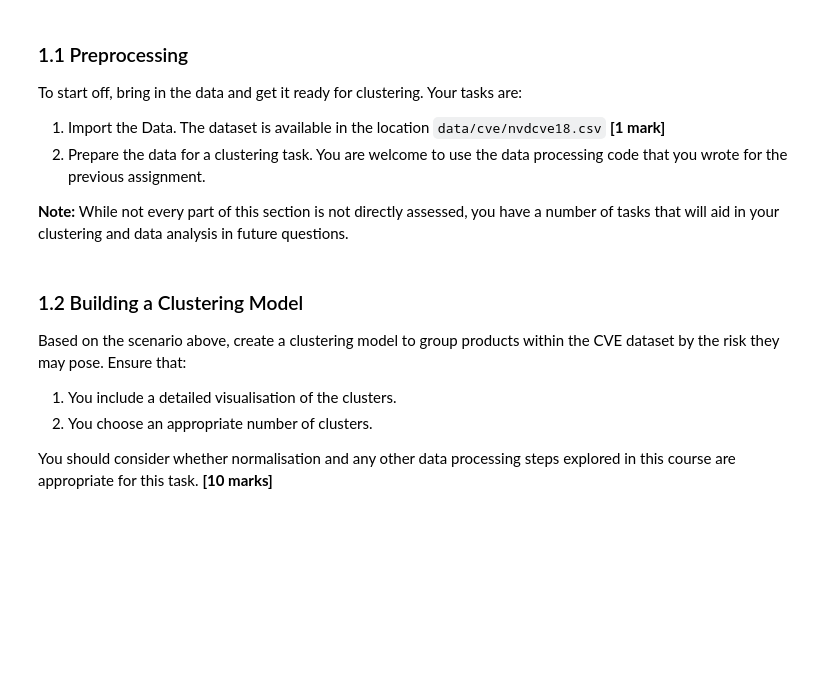
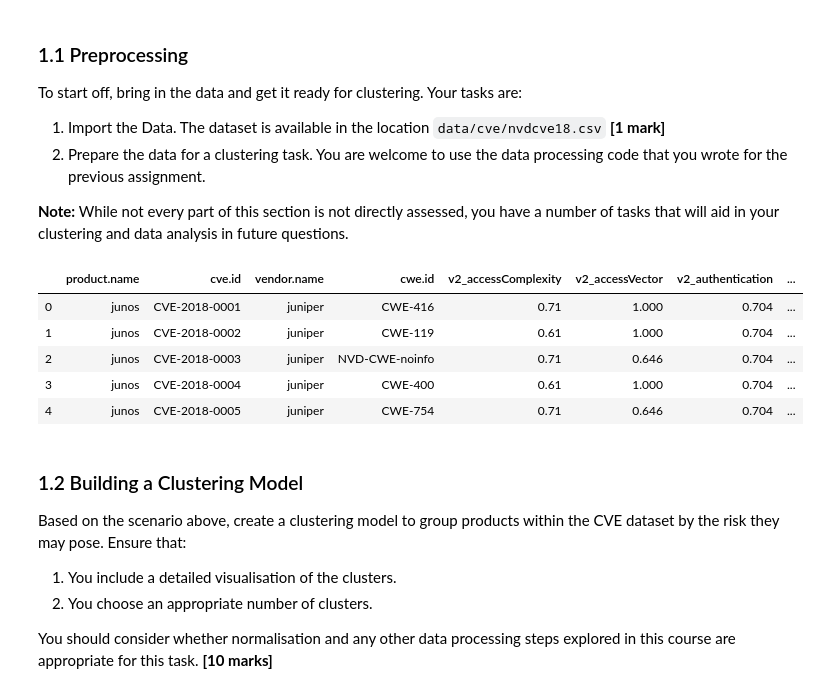
Before and after one commit to Yixi-Rao/Comp2420-assignment2, a Jupyter notebook: Assignment 2.ipynb, the cells around one changed output. Drawn from its saved outputs; the diff is of its cells as text; code cells hidden in the pictures; blank space fills up the shorter version.

```diff
--- a/Assignment 2.ipynb
+++ b/Assignment 2.ipynb
@@ -158,3 +154,76 @@ To start off, bring in the data and get it ready for clustering. Your tasks are:
+# %%
+# YOUR CODE HERE
+cve_db = pd.read_csv("data/cve/nvdcve18.csv")
+cve_db.drop(['v3_attackComplexity','v3_attackVector','v3_availabilityImpact','v3_confidentialityImpact','v3_integrityImpact',
+             'v3_baseScore','v3_privilegesRequired','v3_scope','v3_userInteraction','product.description','reference.url','product.versions'],axis=1,inplace = True)
+cve_db.dropna(inplace = True)
+
+def change_AceC(level):
+    '''Change the v2_accessComplexity to numerical values
+    '''
+    if level == "HIGH":
+        return 0.35
+    elif level == "MEDIUM":
+        return 0.61
+    elif level == "LOW":
+        return 0.71
+    else:
+        return 0
+
+def change_AceV(level):
+    '''Change the v2_accessVector to numerical values
+    '''
+    if level == "LOCAL":
+        return 0.395
+    elif level == "ADJACENT_NETWORK":
+        return 0.646
+    elif level == "NETWORK":
+        return 1
+    else:
+        return 0
+
+def change_Auth(level):
+    '''Change the v2_authentication to numerical values
+    '''
+    if level == "MULTIPLE":
+        return 0.45
+    elif level == "SINGLE":
+        return 0.56
+    elif level == "NONE":
+        return 0.704
+    else:
+        return 0
+
+def change_2_CIA(level):
+    '''Change the v2_availabilityImpact,v2_confidentialityImpact,v2_integrityImpact to numerical values
+    '''
+    if level == "COMPLETE":
+        return 0.66
+    elif level == "PARTIAL":
+        return 0.275
+    else:
+        return 0
+
+# CVSS v2 initialization part-------------------------------------------------------------------------------------------------------------------------------------
+
+cve_db["v2_accessComplexity"] = cve_db["v2_accessComplexity"].apply(change_AceC)
+
+cve_db["v2_accessVector"] = cve_db["v2_accessVector"].apply(change_AceV)
+
+cve_db["v2_authentication"] = cve_db["v2_authentication"].apply(change_Auth)
+
+cve_db["v2_availabilityImpact"] = cve_db["v2_availabilityImpact"].apply(change_2_CIA)
+cve_db["v2_confidentialityImpact"] = cve_db["v2_confidentialityImpact"].apply(change_2_CIA)
+cve_db["v2_integrityImpact"] = cve_db["v2_integrityImpact"].apply(change_2_CIA)
+cve_db.head()
+# (ANY ADDITIONAL CELLS AS REQUIRED)
+# %% [output]
+|  | product.name | cve.id | vendor.name | cwe.id | v2_accessComplexity | v2_accessVector | v2_authentication | ... |
+| 0 | junos | CVE-2018-0001 | juniper | CWE-416 | 0.71 | 1.000 | 0.704 | ... |
+| 1 | junos | CVE-2018-0002 | juniper | CWE-119 | 0.61 | 1.000 | 0.704 | ... |
+| 2 | junos | CVE-2018-0003 | juniper | NVD-CWE-noinfo | 0.71 | 0.646 | 0.704 | ... |
+| 3 | junos | CVE-2018-0004 | juniper | CWE-400 | 0.61 | 1.000 | 0.704 | ... |
+| 4 | junos | CVE-2018-0005 | juniper | CWE-754 | 0.71 | 0.646 | 0.704 | ... |
 # %% [markdown]
 ### 1.2 Building a Clustering Model
 Based on the scenario above, create a clustering model to group products within the CVE dataset by the risk they may pose. Ensure that:
```
Also changed, not shown: parts of 19 cells of this notebook.
